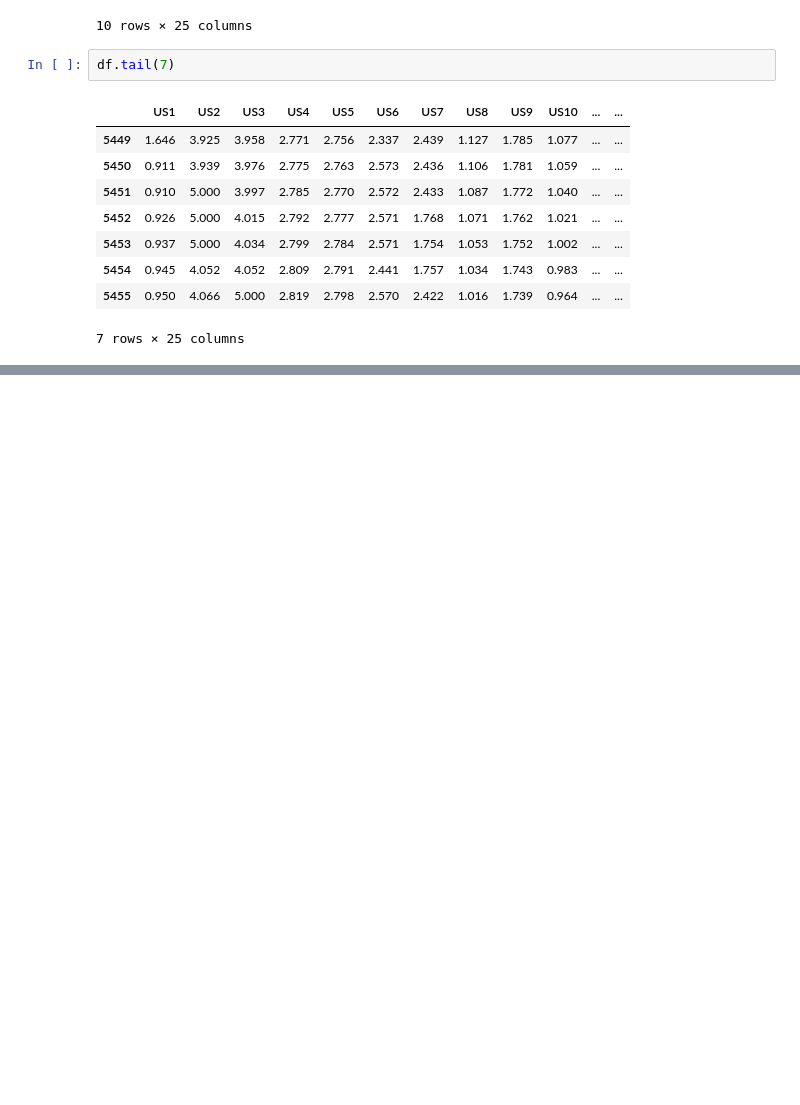
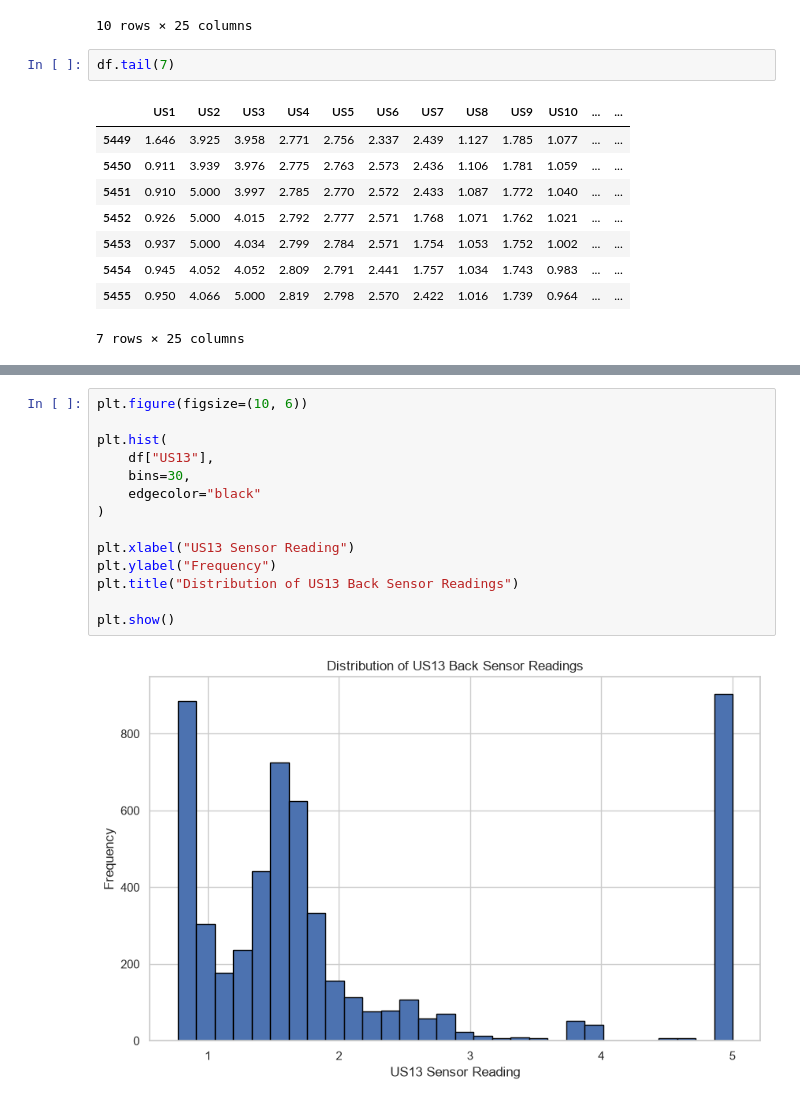
Before and after one commit to jannatjarin/robot-navigation-ml, a Jupyter notebook: notebooks/robot_navigation.ipynb, the cells around one changed output, grey strips where cells are left out. Saved outputs shown, nothing was run; the diff lists cells and outputs as text; blank space fills up the shorter version.

```diff
--- a/notebooks/robot_navigation.ipynb
+++ b/notebooks/robot_navigation.ipynb
@@ -85,0 +347,16 @@ df.tail(7)
+# %%
+plt.figure(figsize=(10, 6))
+
+plt.hist(
+    df["US13"],
+    bins=30,
+    edgecolor="black"
+)
+
+plt.xlabel("US13 Sensor Reading")
+plt.ylabel("Frequency")
+plt.title("Distribution of US13 Back Sensor Readings")
+
+plt.show()
+# %% [output]
+[figure, added]
```
Also changed, not shown: parts of 26 cells of this notebook.
